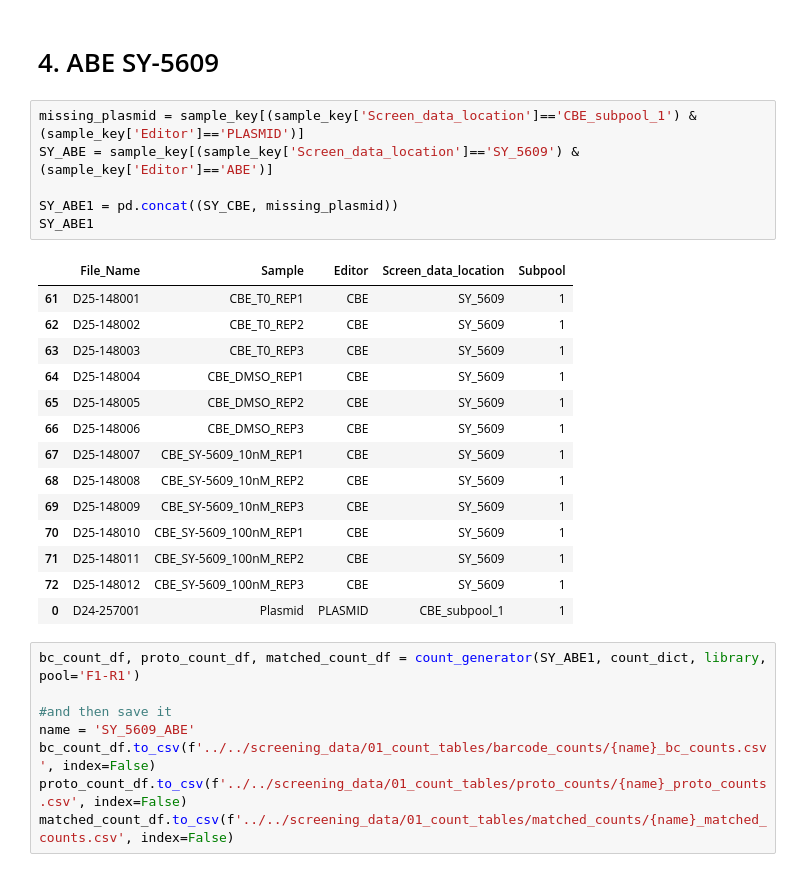
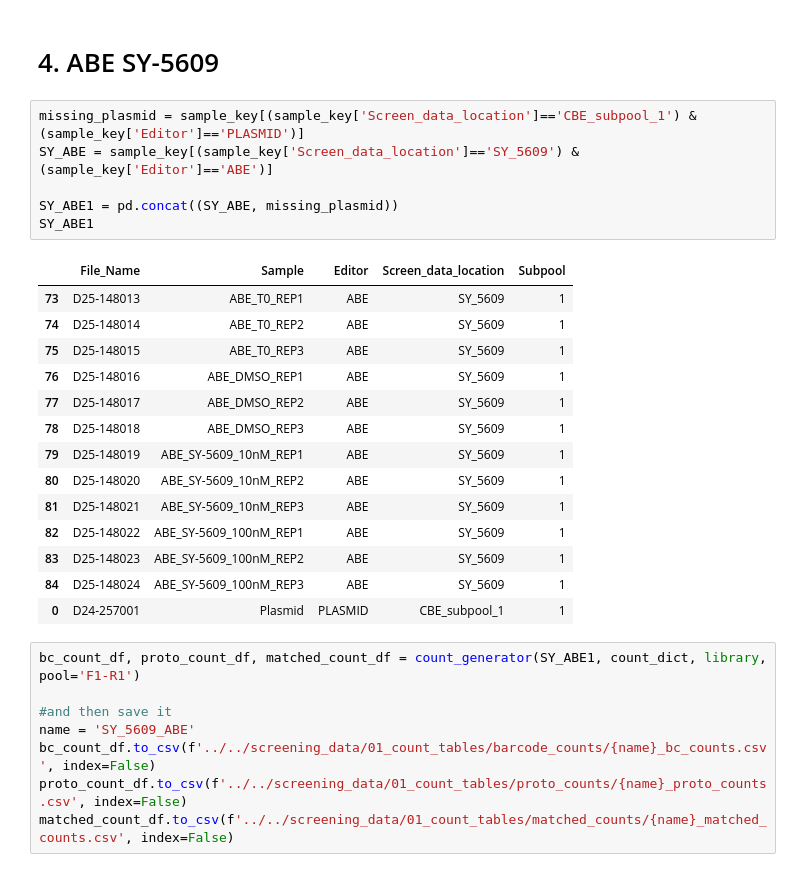
Before and after one commit to samgould2/CDK-BE-mutagenesis, a Jupyter notebook: notebooks/02_library_qc_and_counts/count_tables.ipynb, the cells around one changed output. Cells and saved outputs as stored; diff of their text form.

```diff
--- a/notebooks/02_library_qc_and_counts/count_tables.ipynb
+++ b/notebooks/02_library_qc_and_counts/count_tables.ipynb
@@ -202,23 +202,23 @@ matched_count_df.to_csv(f'../../screening_data/01_count_tables/matched_counts/{n
 # %%
 missing_plasmid = sample_key[(sample_key['Screen_data_location']=='CBE_subpool_1') & (sample_key['Editor']=='PLASMID')]
 SY_ABE = sample_key[(sample_key['Screen_data_location']=='SY_5609') & (sample_key['Editor']=='ABE')]
 
-SY_ABE1 = pd.concat((SY_CBE, missing_plasmid))
+SY_ABE1 = pd.concat((SY_ABE, missing_plasmid))
 SY_ABE1
 # %% [output]
 |  | File_Name | Sample | Editor | Screen_data_location | Subpool |
-| 61 | D25-148001 | CBE_T0_REP1 | CBE | SY_5609 | 1 |
-| 62 | D25-148002 | CBE_T0_REP2 | CBE | SY_5609 | 1 |
-| 63 | D25-148003 | CBE_T0_REP3 | CBE | SY_5609 | 1 |
-| 64 | D25-148004 | CBE_DMSO_REP1 | CBE | SY_5609 | 1 |
-| 65 | D25-148005 | CBE_DMSO_REP2 | CBE | SY_5609 | 1 |
-| 66 | D25-148006 | CBE_DMSO_REP3 | CBE | SY_5609 | 1 |
-| 67 | D25-148007 | CBE_SY-5609_10nM_REP1 | CBE | SY_5609 | 1 |
-| 68 | D25-148008 | CBE_SY-5609_10nM_REP2 | CBE | SY_5609 | 1 |
-| 69 | D25-148009 | CBE_SY-5609_10nM_REP3 | CBE | SY_5609 | 1 |
-| 70 | D25-148010 | CBE_SY-5609_100nM_REP1 | CBE | SY_5609 | 1 |
-| 71 | D25-148011 | CBE_SY-5609_100nM_REP2 | CBE | SY_5609 | 1 |
-| 72 | D25-148012 | CBE_SY-5609_100nM_REP3 | CBE | SY_5609 | 1 |
+| 73 | D25-148013 | ABE_T0_REP1 | ABE | SY_5609 | 1 |
+| 74 | D25-148014 | ABE_T0_REP2 | ABE | SY_5609 | 1 |
+| 75 | D25-148015 | ABE_T0_REP3 | ABE | SY_5609 | 1 |
+| 76 | D25-148016 | ABE_DMSO_REP1 | ABE | SY_5609 | 1 |
+| 77 | D25-148017 | ABE_DMSO_REP2 | ABE | SY_5609 | 1 |
+| 78 | D25-148018 | ABE_DMSO_REP3 | ABE | SY_5609 | 1 |
+| 79 | D25-148019 | ABE_SY-5609_10nM_REP1 | ABE | SY_5609 | 1 |
+| 80 | D25-148020 | ABE_SY-5609_10nM_REP2 | ABE | SY_5609 | 1 |
+| 81 | D25-148021 | ABE_SY-5609_10nM_REP3 | ABE | SY_5609 | 1 |
+| 82 | D25-148022 | ABE_SY-5609_100nM_REP1 | ABE | SY_5609 | 1 |
+| 83 | D25-148023 | ABE_SY-5609_100nM_REP2 | ABE | SY_5609 | 1 |
+| 84 | D25-148024 | ABE_SY-5609_100nM_REP3 | ABE | SY_5609 | 1 |
 | 0 | D24-257001 | Plasmid | PLASMID | CBE_subpool_1 | 1 |
 # %%
 bc_count_df, proto_count_df, matched_count_df = count_generator(SY_ABE1, count_dict, library, pool='F1-R1')
```
Also changed, not shown: 25 other files.
